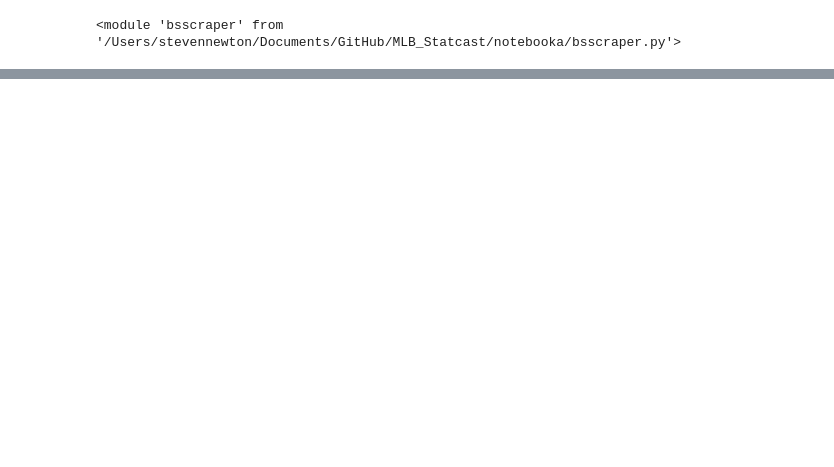
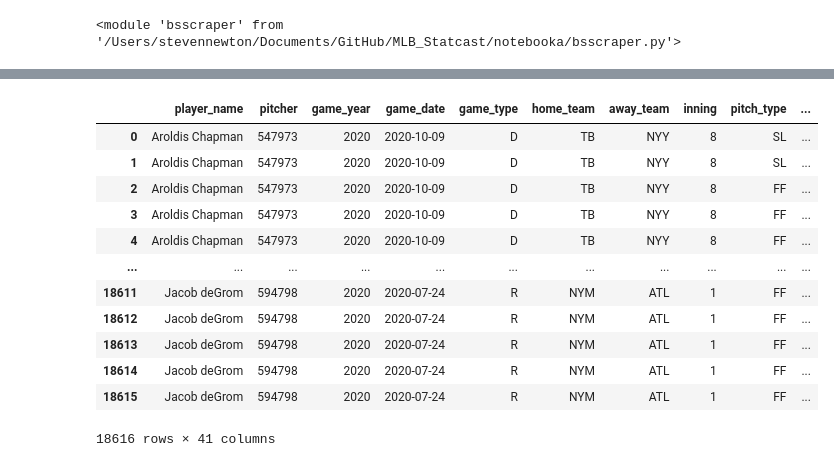
Before and after one commit to konstanzer/Ace_versus_Ace, a Jupyter notebook: notebooka/EDA.ipynb, the cells around one changed output, grey strips where cells are left out. Saved outputs shown, nothing was run; the diff lists cells and outputs as text; code cells hidden in the pictures; blank space fills up the shorter version.

```diff
--- a/notebooka/EDA.ipynb
+++ b/notebooka/EDA.ipynb
@@ -56,6 +55,3 @@ f'approximately {est_pitches_per_game*games*2} pitches'
-# %%
-#Drop columns with less than 50 percent data
-df = df.dropna(axis=1, thresh=.5*df.shape[0])
 # %%
 df.info()
 # %% [output]
@@ -110,0 +94,14 @@ memory usage: 4.4+ MB
+# %%
+df.at[5489, 'pitch_type'] = 'CU'
+# %%
+from sklearn.preprocessing import OneHotEncoder
+import numpy as np
+
+enc = OneHotEncoder(dtype=int, sparse=False)
+x = np.array(df['pitch_type']).reshape(-1, 1)
+
+#Encoder outputs a 2d array. I reattach the header and put the array into a datframe.
+arr = enc.fit_transform(x)
+arr = np.concatenate((enc.categories_, arr))
+arr = pd.DataFrame(arr[1:], columns=arr[0])
+arr
@@ -110,0 +122,16 @@ memory usage: 4.4+ MB
+# %%
+pd.concat([df,arr], axis=1)
+# %% [output]
+|  | player_name | pitcher | game_year | game_date | game_type | home_team | away_team | inning | pitch_type | ... |
+| 0 | Aroldis Chapman | 547973 | 2020 | 2020-10-09 | D | TB | NYY | 8 | SL | ... |
+| 1 | Aroldis Chapman | 547973 | 2020 | 2020-10-09 | D | TB | NYY | 8 | SL | ... |
+| 2 | Aroldis Chapman | 547973 | 2020 | 2020-10-09 | D | TB | NYY | 8 | FF | ... |
+| 3 | Aroldis Chapman | 547973 | 2020 | 2020-10-09 | D | TB | NYY | 8 | FF | ... |
+| 4 | Aroldis Chapman | 547973 | 2020 | 2020-10-09 | D | TB | NYY | 8 | FF | ... |
+| ... | ... | ... | ... | ... | ... | ... | ... | ... | ... | ... |
+| 18611 | Jacob deGrom | 594798 | 2020 | 2020-07-24 | R | NYM | ATL | 1 | FF | ... |
+| 18612 | Jacob deGrom | 594798 | 2020 | 2020-07-24 | R | NYM | ATL | 1 | FF | ... |
+| 18613 | Jacob deGrom | 594798 | 2020 | 2020-07-24 | R | NYM | ATL | 1 | FF | ... |
+| 18614 | Jacob deGrom | 594798 | 2020 | 2020-07-24 | R | NYM | ATL | 1 | FF | ... |
+| 18615 | Jacob deGrom | 594798 | 2020 | 2020-07-24 | R | NYM | ATL | 1 | FF | ... |
+18616 rows × 41 columns
```
Also changed, not shown: parts of 16 cells of this notebook, 5 other files.
